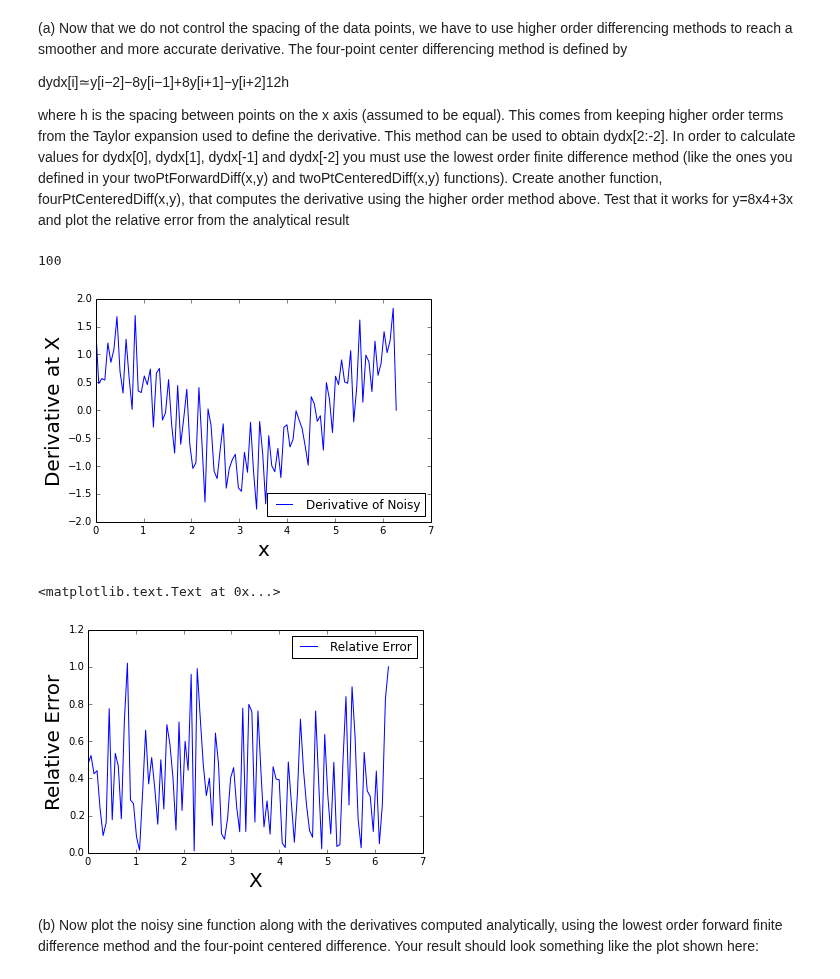
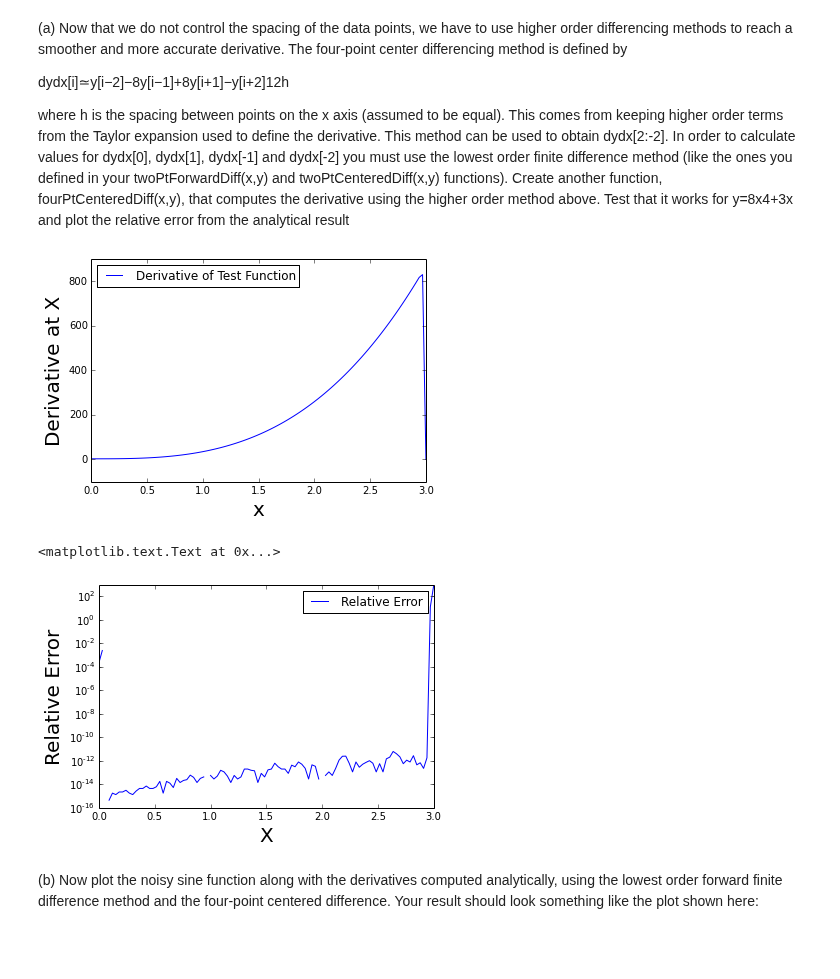
Before and after one commit to jpizagui/PHYS202-S14, a Jupyter notebook: SciPy/DifferentiationExercises.ipynb, the cells around one changed output. Cells and saved outputs as stored; diff of their text form; code cells hidden in the pictures; blank space fills up the shorter version.

Commit message:
Worked on Diff and Int Exercises

```diff
--- a/SciPy/DifferentiationExercises.ipynb
+++ b/SciPy/DifferentiationExercises.ipynb
@@ -104,32 +105,30 @@ def fourPtCenteredDiff(x,y):
     dydx[-1] = (y[-1]-y[-2])/(x[-1]-y[-2])
     dydx[-2] = (y[-2]-y[-3])/(x[-2]-x[-3])
     return dydx
+# %%
+x = np.linspace(0,3,100)
+y = 8*x**4+3*x
+realdydx = 32*x**3 + 3
+dydx3 = fourPtCenteredDiff(x,y)
 # %%
 
-x = np.linspace(0,2*pi,100)
-y = np.sin(x) + 0.1*random.random(size=x.shape)
-print len(y)
-dydx3 = fourPtCenteredDiff(x,y)
-realdydx = 32*x**3 + 3
-plt.plot(x,dydx3, label = "Derivative of Noisy")
+plt.plot(x,dydx3, label = "Derivative of Test Function")
 plt.legend(loc="best")
 plt.xlabel("x",fontsize=20)
 plt.ylabel("Derivative at X",fontsize=20)
 
 plt.show()
 # %% [output]
-100
-[figure, old version]
+[figure, new version]
 # %%
-realdydx = np.cos(x)
 Error = abs(dydx3 - realdydx)
-plt.plot(x,Error, label = "Relative Error")
+plt.semilogy(x,Error, label = "Relative Error")
 plt.legend(loc = "best")
 plt.xlabel("X",fontsize=20)
 plt.ylabel("Relative Error",fontsize=20)
 # %% [output]
 <matplotlib.text.Text at 0x...>
-[figure, old version]
+[figure, new version]
 # %% [markdown]
 (b) Now plot the noisy sine function along with the derivatives computed analytically, using the lowest order forward finite difference method and the four-point centered difference. Your result should look something like the plot shown here:
 # %%
```
Also changed, not shown: parts of 3 cells of this notebook, 1 other file.
